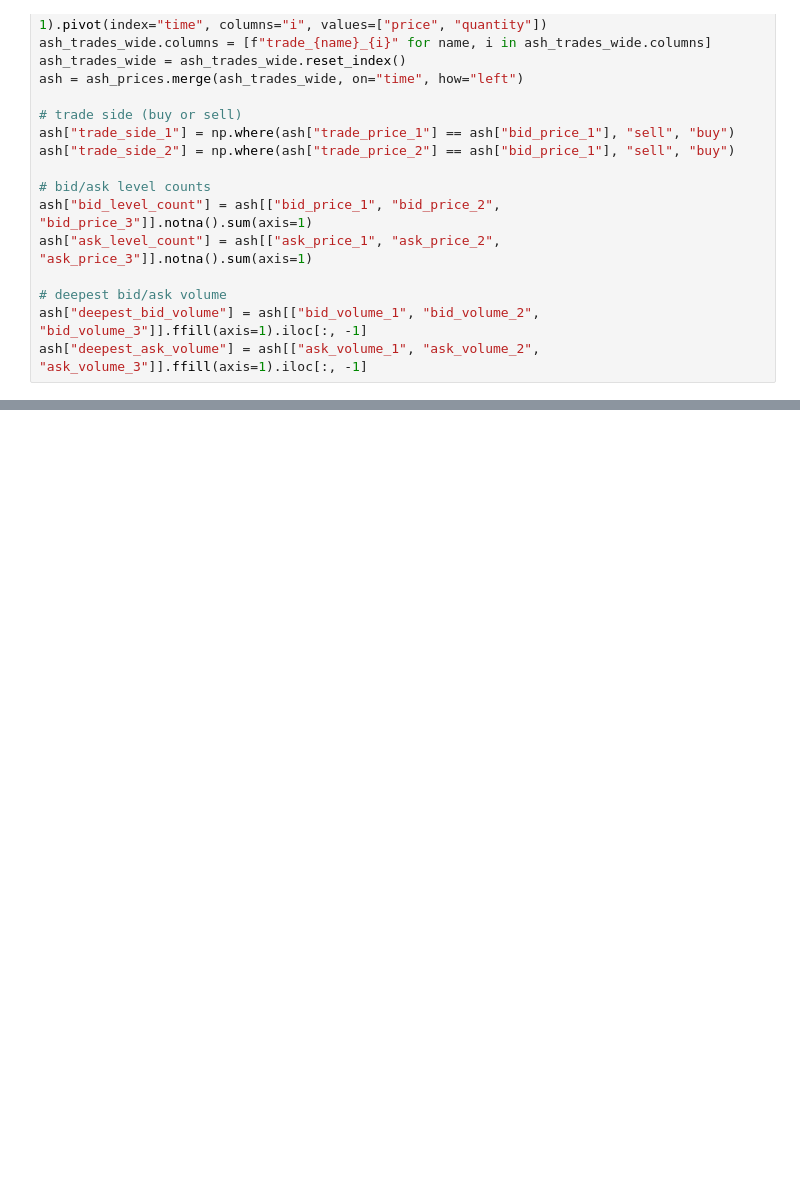
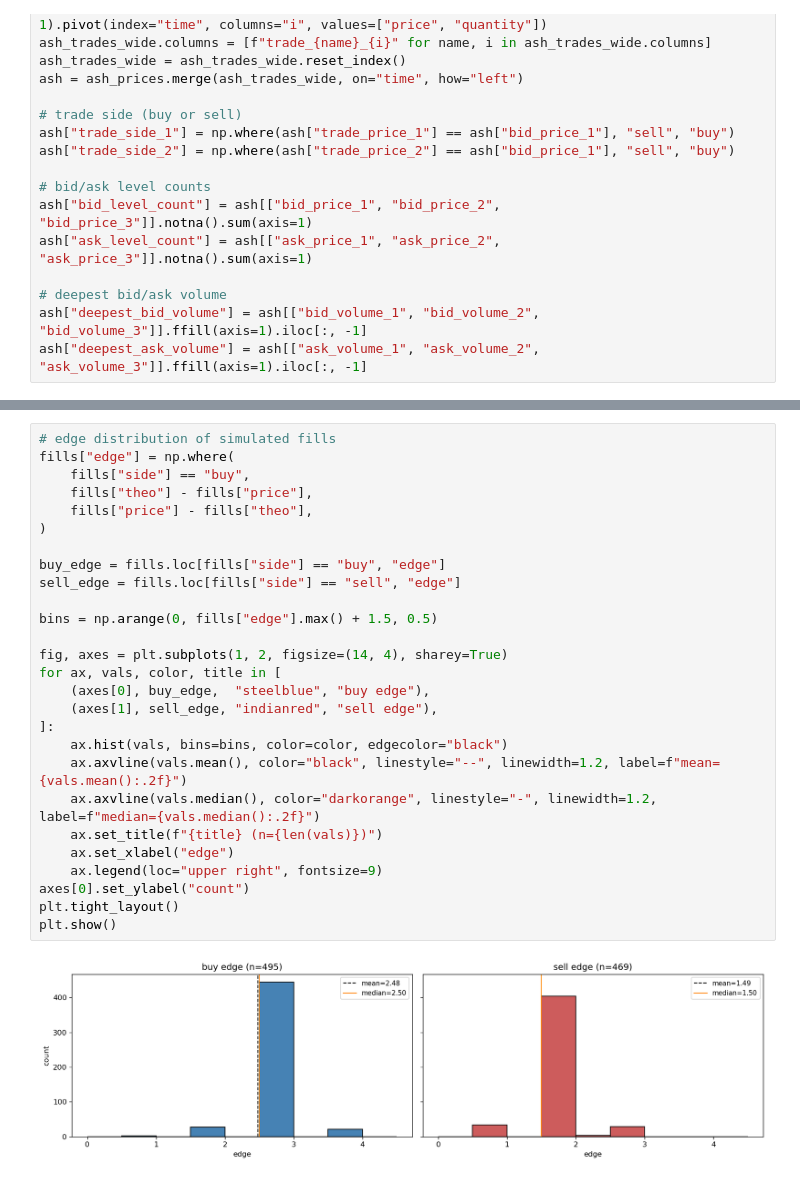
Before and after one commit to v-x-zhang/imc-prosperity-4-quantsc, a Jupyter notebook: round-2/research/ash_strategy.ipynb, the cells around one changed output, grey strips where cells are left out. Drawn from its saved outputs; the diff is of its cells as text; blank space fills up the shorter version.

```diff
--- a/round-2/research/ash_strategy.ipynb
+++ b/round-2/research/ash_strategy.ipynb
@@ -183,0 +250,29 @@ plt.show()
+# %%
+# edge distribution of simulated fills
+fills["edge"] = np.where(
+    fills["side"] == "buy",
+    fills["theo"] - fills["price"],
+    fills["price"] - fills["theo"],
+)
+
+buy_edge = fills.loc[fills["side"] == "buy", "edge"]
+sell_edge = fills.loc[fills["side"] == "sell", "edge"]
+
+bins = np.arange(0, fills["edge"].max() + 1.5, 0.5)
+
+fig, axes = plt.subplots(1, 2, figsize=(14, 4), sharey=True)
+for ax, vals, color, title in [
+    (axes[0], buy_edge,  "steelblue", "buy edge"),
+    (axes[1], sell_edge, "indianred", "sell edge"),
+]:
+    ax.hist(vals, bins=bins, color=color, edgecolor="black")
+    ax.axvline(vals.mean(), color="black", linestyle="--", linewidth=1.2, label=f"mean={vals.mean():.2f}")
+    ax.axvline(vals.median(), color="darkorange", linestyle="-", linewidth=1.2, label=f"median={vals.median():.2f}")
+    ax.set_title(f"{title} (n={len(vals)})")
+    ax.set_xlabel("edge")
+    ax.legend(loc="upper right", fontsize=9)
+axes[0].set_ylabel("count")
+plt.tight_layout()
+plt.show()
+# %% [output]
+[figure, added]
```
Also changed, not shown: parts of 8 cells of this notebook, 22 other files.
